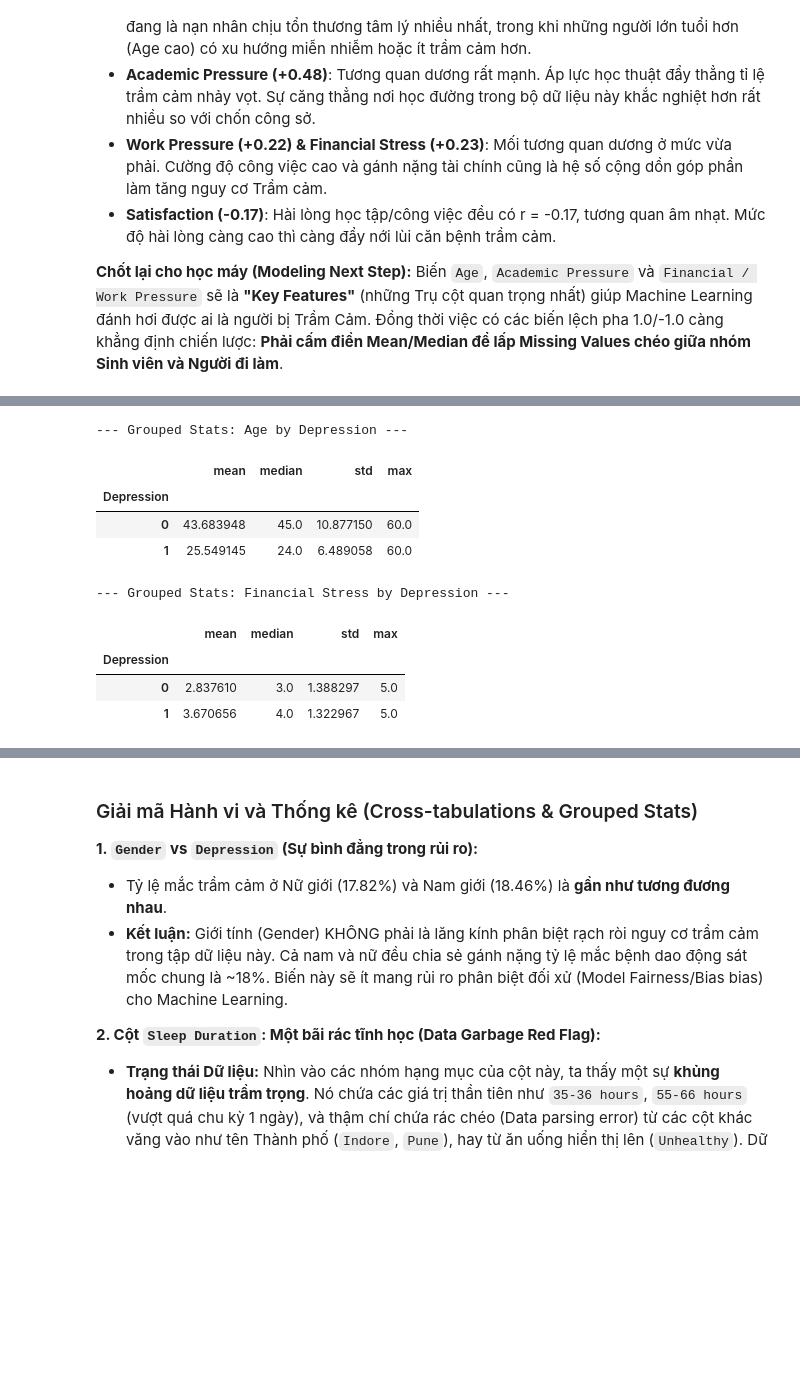
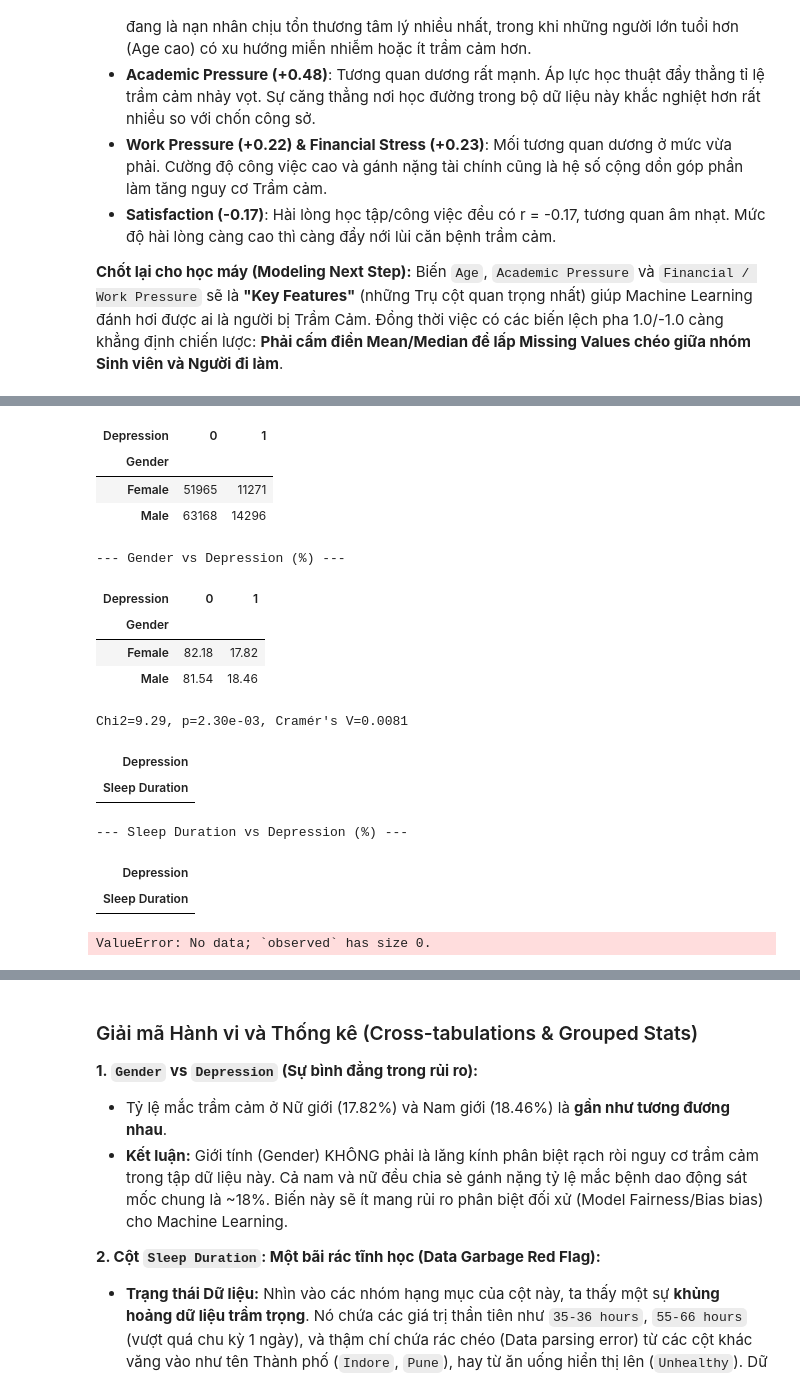
Before and after one commit to s4lt1f0l/Exploring-Mental-Health-Data, a Jupyter notebook: notebooks/01_eda.ipynb, the cells around one changed output, grey strips where cells are left out. Cells and saved outputs as stored; diff of their text form; code cells hidden in the pictures; blank space fills up the shorter version.

```diff
--- a/notebooks/01_eda.ipynb
+++ b/notebooks/01_eda.ipynb
@@ -576,11 +583,3 @@ Trục quan trọng nhất ở đây là dòng cuối cùng - Tương quan của
 
 **Chốt lại cho học máy (Modeling Next Step):**
 Biến `Age`, `Academic Pressure` và `Financial / Work Pressure` sẽ là **"Key Features"** (những Trụ cột quan trọng nhất) giúp Machine Learning đánh hơi được ai là người bị Trầm Cảm. Đồng thời việc có các biến lệch pha 1.0/-1.0 càng khẳng định chiến lược: **Phải cấm điền Mean/Median để lấp Missing Values chéo giữa nhóm Sinh viên và Người đi làm**.
-# %%
-# Cross-tabulations
-cat_examples = ['Gender', 'Sleep Duration', 'Working Professional Or Student']
-for cat in cat_examples:
-    if cat in df_clean.columns and target_col in df_clean.columns:
-        cross_tab = pd.crosstab(df_clean[cat], df_clean[target_col], normalize='index') * 100
-        print(f"\n--- Crosstab: {cat} vs {target_col} (%) ---")
-        display(cross_tab.round(2))
@@ -612,19 +586,53 @@ for cat in cat_examples:
-# %%
-# Grouped stats
-# Group numerical x categorical combinations
-num_examples = ['Age', 'Financial Stress']
-for num in num_examples:
-    if num in df_clean.columns and target_col in df_clean.columns:
-        print(f"\n--- Grouped Stats: {num} by {target_col} ---")
-        display(df_clean.groupby(target_col)[num].agg(['mean', 'median', 'std', 'max']))
-# %% [output]
---- Grouped Stats: Age by Depression ---
-|  | mean | median | std | max |
-| Depression |  |  |  |  |
-| 0 | 43.683948 | 45.0 | 10.877150 | 60.0 |
-| 1 | 25.549145 | 24.0 | 6.489058 | 60.0 |
---- Grouped Stats: Financial Stress by Depression ---
-|  | mean | median | std | max |
-| Depression |  |  |  |  |
-| 0 | 2.837610 | 3.0 | 1.388297 | 5.0 |
-| 1 | 3.670656 | 4.0 | 1.322967 | 5.0 |
+# %%
+# Chi-squared test và crosstab cho categorical features
+# Sau khi fix_rare_categories, df_clean đã sạch → dùng trực tiếp
+from scipy.stats import chi2_contingency
+
+cat_examples = [
+    'Gender',
+    'Sleep Duration',
+    'Working Professional or Student'
+]
+
+for cat in cat_examples:
+    if cat not in df_clean.columns:
+        print(f"[!] Column '{cat}' not found. Available: {df_clean.columns.tolist()}")
+        continue
+
+    # Filter valid categories (bỏ rác — dùng 4 giá trị chuẩn)
+    if cat == 'Sleep Duration':
+        valid_cats = ['Less than 5 hours', '5-6 hours', '7-8 hours', 'More than 8 hours']
+        df_temp = df_clean[df_clean[cat].isin(valid_cats)]
+    else:
+        df_temp = df_clean.copy()
+
+    # Cross-tab: count
+    cross_tab = pd.crosstab(df_temp[cat], df_temp[target_col])
+    display(cross_tab)
+
+    # Depression rate (%)
+    cross_pct = pd.crosstab(df_temp[cat], df_temp[target_col], normalize='index') * 100
+    print(f"\n--- {cat} vs {target_col} (%) ---")
+    display(cross_pct.round(2))
+
+    # Chi-squared test + Cramér's V
+    chi2, p, dof, expected = chi2_contingency(cross_tab)
+    cramers_v = np.sqrt(chi2 / (len(df_temp) * (min(cross_tab.shape) - 1)))
+    print(f"Chi2={chi2:.2f}, p={p:.2e}, Cramér's V={cramers_v:.4f}\n")
+# %% [output]
+| Depression | 0 | 1 |
+| Gender |  |  |
+| Female | 51965 | 11271 |
+| Male | 63168 | 14296 |
+--- Gender vs Depression (%) ---
+| Depression | 0 | 1 |
+| Gender |  |  |
+| Female | 82.18 | 17.82 |
+| Male | 81.54 | 18.46 |
+Chi2=9.29, p=2.30e-03, Cramér's V=0.0081
+| Depression |
+| Sleep Duration |
+--- Sleep Duration vs Depression (%) ---
+| Depression |
+| Sleep Duration |
+ValueError: No data; `observed` has size 0.
```
Also changed, not shown: parts of 6 cells of this notebook.
